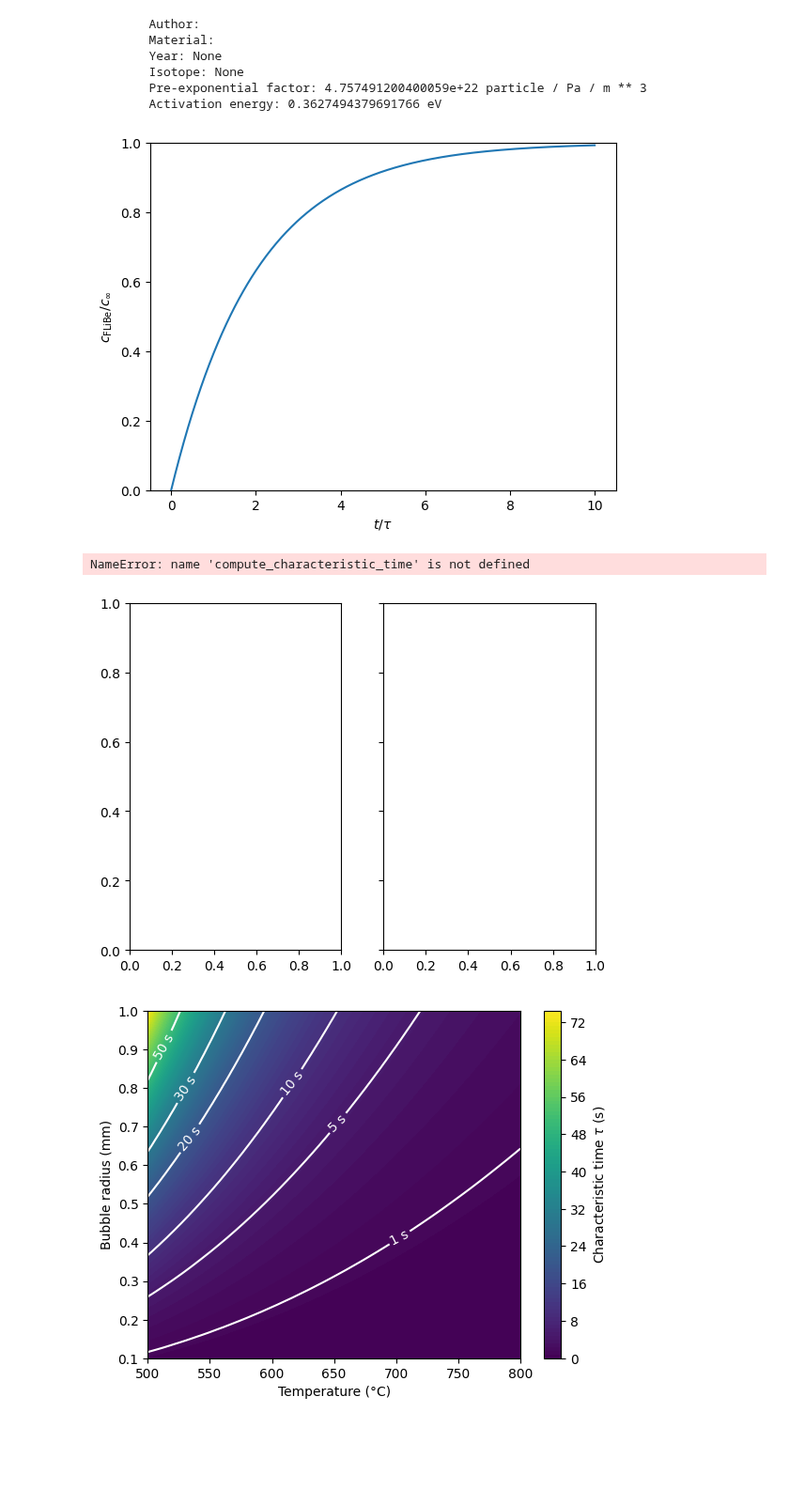
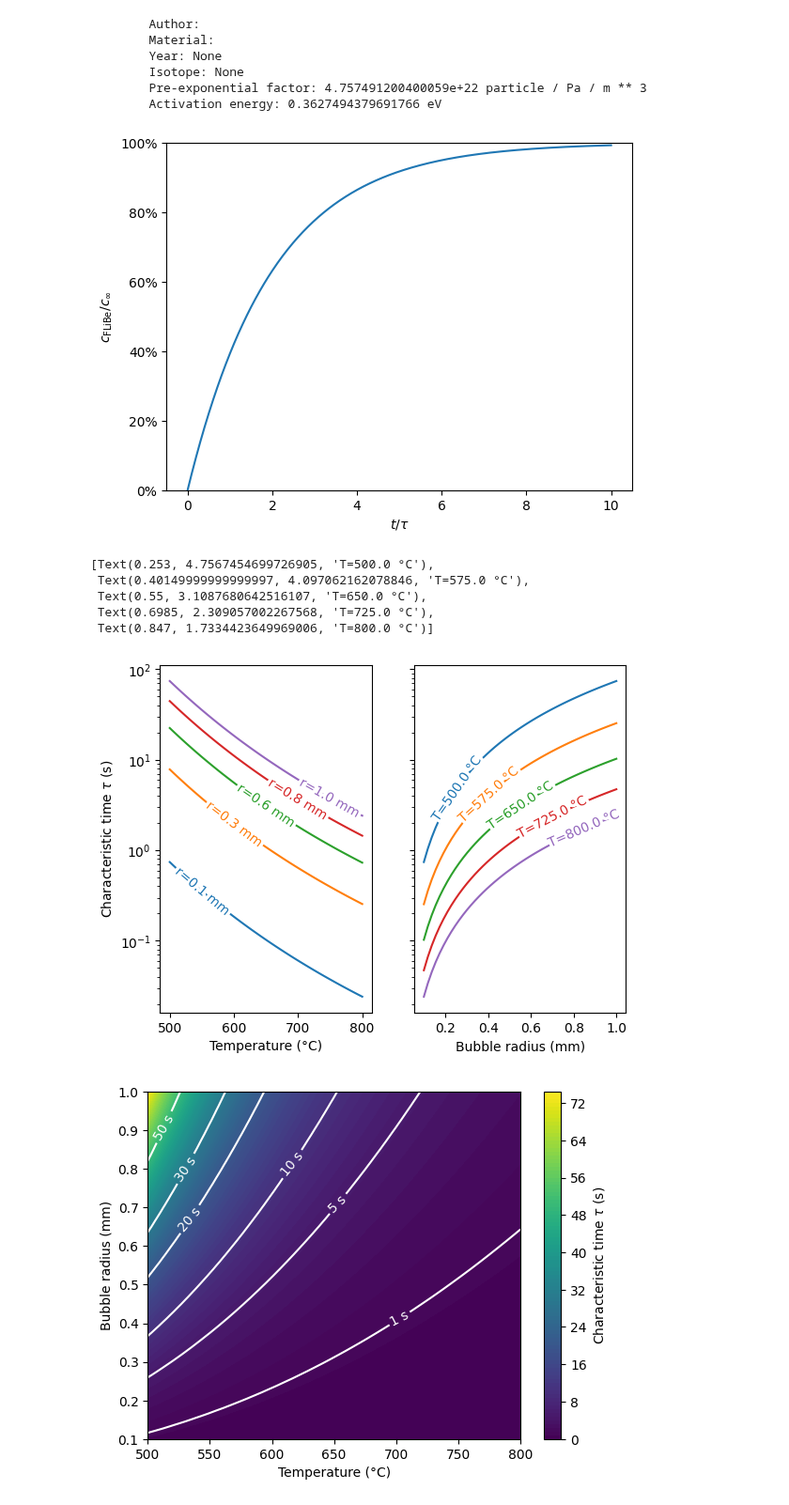
Before and after one commit to LIBRA-project/BABY-100-mL-runs, a Jupyter notebook: sparging.ipynb, the cells around one changed output. Shown at 94% size. Cells and saved outputs as stored; diff of their text form; code cells hidden in the pictures; blank space fills up the shorter version.

```diff
--- a/sparging.ipynb
+++ b/sparging.ipynb
@@ -33,56 +33,76 @@ print(mean_sol)
         Isotope: None
         Pre-exponential factor: 4.757491200400059e+22 particle / Pa / m ** 3
         Activation energy: 0.3627494379691766 eV
+# %%
+def compute_characteristic_time(T, radius):
+    K_H = mean_sol.value(T.to(ureg.K).magnitude) * mean_sol.units
+    D = mean_diff.value(T.to(ureg.K).magnitude) * mean_diff.units
+    time = 1 / (K_H * D * GAS_CONSTANT * T.to(ureg.K) * 3 / radius**2)
+    return time.to(ureg.s)
 # %%
 import matplotlib.pyplot as plt
+import matplotlib.ticker as mtick
 
 c_flibe_0 = 0
 tau = 2
-t = np.linspace(0, 5*tau, num=500)
+t = np.linspace(0, 5 * tau, num=500)
 
-y = odeint(model, c_flibe_0, t, args=(1/tau,))
+y = odeint(model, c_flibe_0, t, args=(1 / tau,))
 
 plt.plot(t, y, color="tab:blue")
 
 plt.xlabel(r"$t/\tau$")
 plt.ylabel("$c_\mathrm{FLiBe}/c_\infty$")
 plt.ylim(0, 1)
+plt.gca().yaxis.set_major_formatter(mtick.PercentFormatter(1.0))
 plt.show()
 # %% [output]
-[figure, old version]
+[figure, new version]
 # %%
 from labellines import labelLines
 
 fig, axs = plt.subplots(nrows=1, ncols=2, sharey=True)
 
 
 # vary temperature
 plt.sca(axs[0])
 T_range = np.linspace(500, 800) * ureg.degC
 radii = np.linspace(0.1, 1, num=5) * ureg.mm
 
 for radius in radii:
-    plt.plot(T_range, compute_characteristic_time(T_range, radius).to(ureg.s), label=f"r={radius:~.1f}")
+    plt.plot(
+        T_range,
+        compute_characteristic_time(T_range, radius).to(ureg.s),
+        label=f"r={radius:~.1f}",
+    )
 
 # vary radius
 plt.sca(axs[1])
 
 radius_range = np.linspace(0.1, 1) * ureg.mm
 temperatures = np.linspace(500, 800, num=5) * ureg.degC
 
 for T in temperatures:
-    plt.plot(radius_range, compute_characteristic_time(T, radius_range).to(ureg.s), label=f"T={T:~.1f}")
+    plt.plot(
+        radius_range,
+        compute_characteristic_time(T, radius_range).to(ureg.s),
+        label=f"T={T:~.1f}",
+    )
 
 axs[0].set_ylabel(r"Characteristic time $\tau$ (s)")
 axs[0].set_xlabel(f"Temperature ({T_range.units: ~P})")
 axs[1].set_xlabel(f"Bubble radius ({radius_range.units: ~P})")
 plt.yscale("log")
 
 labelLines(axs[0].get_lines(), zorder=2.5)
 labelLines(axs[1].get_lines(), zorder=2.5)
 # %% [output]
-NameError: name 'compute_characteristic_time' is not defined
+[Text(0.253, 4.7567454699726905, 'T=500.0 °C'),
+ Text(0.40149999999999997, 4.097062162078846, 'T=575.0 °C'),
+ Text(0.55, 3.1087680642516107, 'T=650.0 °C'),
+ Text(0.6985, 2.309057002267568, 'T=725.0 °C'),
+ Text(0.847, 1.7334423649969006, 'T=800.0 °C')]
-[figure, old version]
+[figure, new version]
 # %%
 from matplotlib import ticker, cm, colors
 
```
